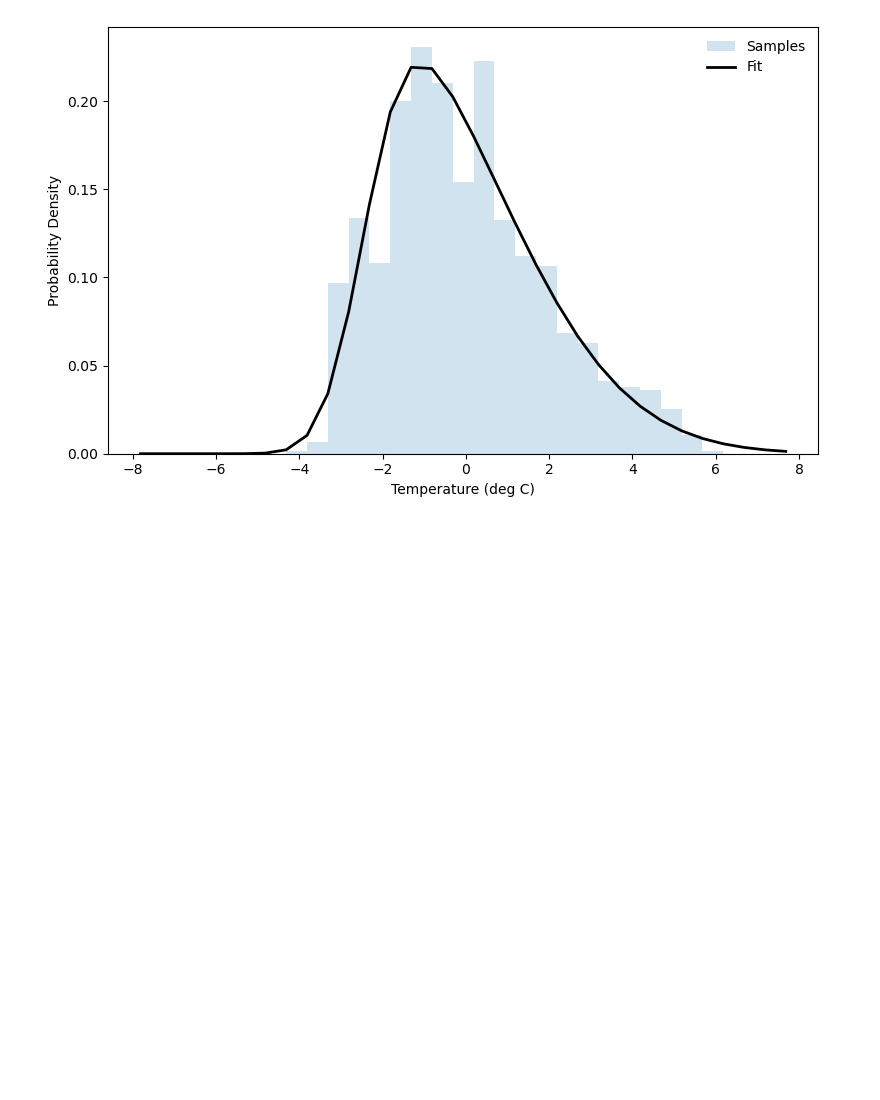
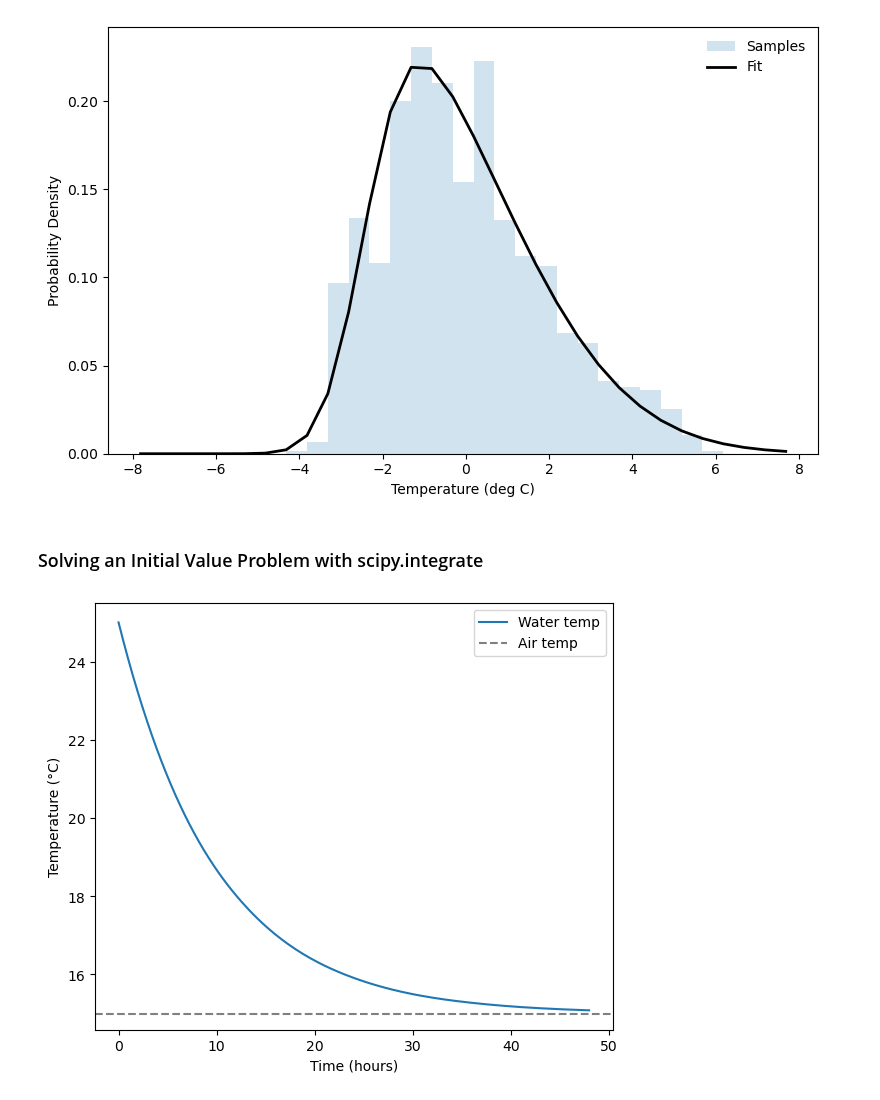
Before and after one commit to eldavenport/SIO-PythonEarthScience, a Jupyter notebook: docs/in_workshop/python_earth_science/scipy.ipynb, the cells around one changed output. Saved outputs shown, nothing was run; the diff lists cells and outputs as text; code cells hidden in the pictures; blank space fills up the shorter version.

Commit message:
add simple initial value problem example

```diff
--- a/docs/in_workshop/python_earth_science/scipy.ipynb
+++ b/docs/in_workshop/python_earth_science/scipy.ipynb
@@ -182,3 +182,32 @@ Shape (a)  = 3.805
 Location   = -2.427
 Scale      = 3.116
 [figure]
+# %% [markdown]
+### Solving an Initial Value Problem with scipy.integrate
+# %%
+from scipy import integrate
+
+# Parameters
+T_air = 15.0      # °C
+k = 0.1           # hr^-1 cooling rate
+T0 = 25.0         # initial ocean mixed layer temperature (°C)
+t_span = (0, 48)  # hours
+t_eval = np.linspace(*t_span, 200)
+
+# ODE system
+def cooling(t, T):
+    return -k * (T - T_air)
+
+# Solve
+sol = integrate.solve_ivp(cooling, t_span, [T0], t_eval=t_eval)
+
+# Plot
+fig, axes = plt.subplots(figsize=(6, 5))
+axes.plot(sol.t, sol.y[0], label="Water temp")
+axes.axhline(T_air, color="gray", linestyle="--", label="Air temp")
+axes.set_xlabel("Time (hours)")
+axes.set_ylabel("Temperature (°C)")
+axes.legend()
+plt.tight_layout()
+# %% [output]
+[figure, added]
```
